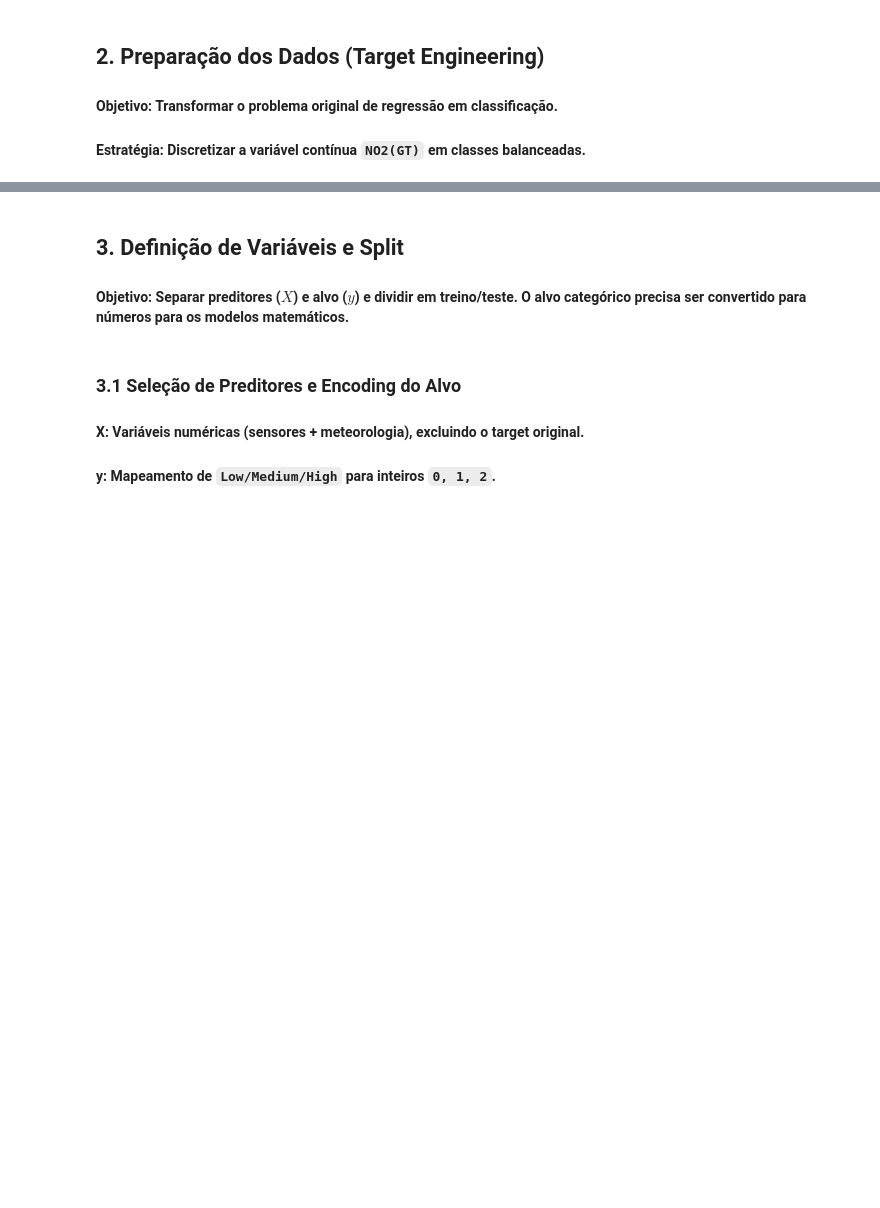
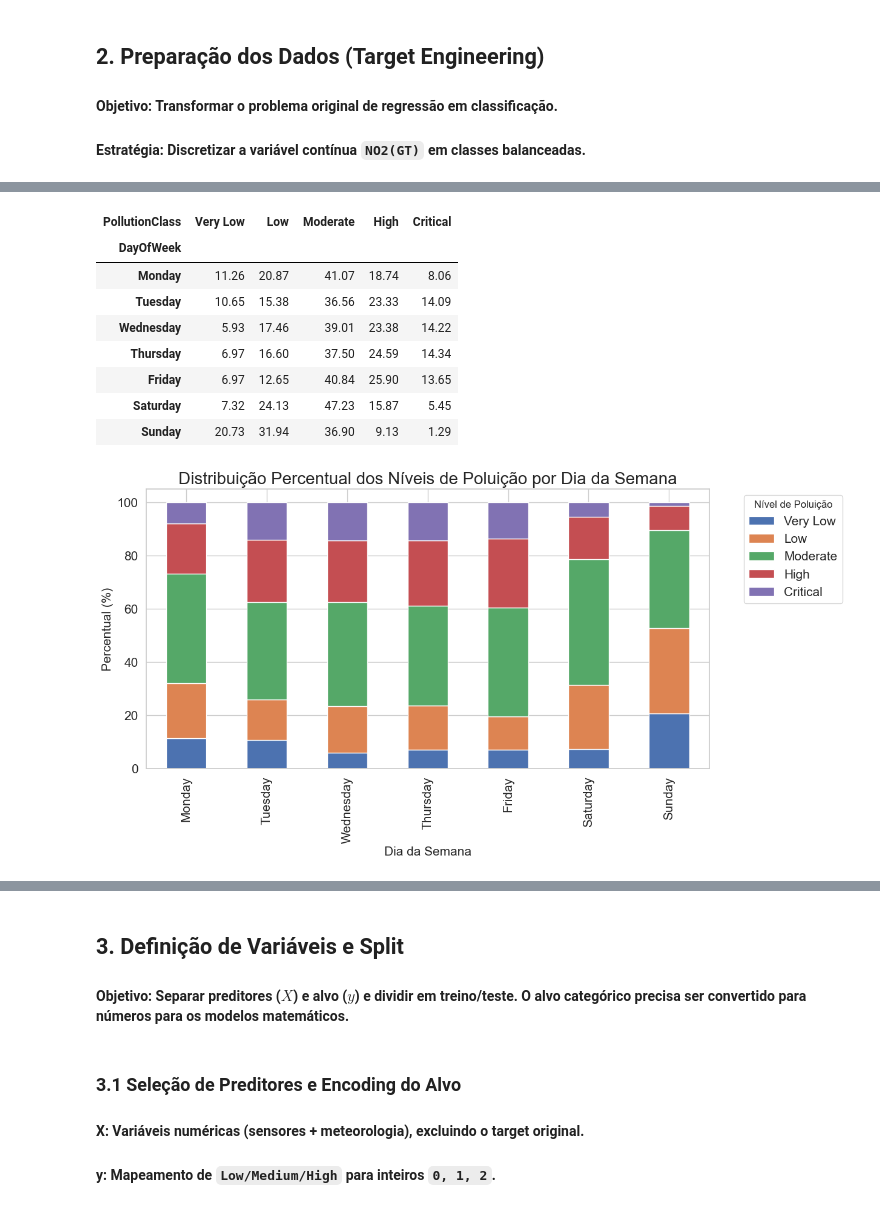
Before and after one commit to diego-nac/ica-homeworks, a Jupyter notebook: homework3/code.ipynb, the cells around one changed output, grey strips where cells are left out. Cells and saved outputs as stored; diff of their text form; code cells hidden in the pictures; blank space fills up the shorter version.

```diff
--- a/homework3/code.ipynb
+++ b/homework3/code.ipynb
@@ -91,0 +294,68 @@ Intervalos de NO2 definidos para cada classe:
+# %%
+
+air_quality["Date_dt"] = pd.to_datetime(
+    air_quality["Date"],
+    format="%d/%m/%Y"
+)
+
+air_quality["DayOfWeek"] = air_quality["Date_dt"].dt.day_name()
+
+weekday_order = [
+    "Monday", "Tuesday", "Wednesday",
+    "Thursday", "Friday", "Saturday", "Sunday"
+]
+
+air_quality["DayOfWeek"] = pd.Categorical(
+    air_quality["DayOfWeek"],
+    categories=weekday_order,
+    ordered=True
+)
+weekday_summary = (
+    air_quality
+    .groupby(["DayOfWeek", "PollutionClass"])
+    .size()
+    .reset_index(name="count")
+)
+
+weekday_summary["percentage"] = (
+    weekday_summary["count"]
+    / weekday_summary.groupby("DayOfWeek")["count"].transform("sum")
+) * 100
+
+display(
+    weekday_summary
+    .pivot(index="DayOfWeek", columns="PollutionClass", values="percentage")
+    .round(2)
+)
+
+pivot_weekday = weekday_summary.pivot(
+    index="DayOfWeek",
+    columns="PollutionClass",
+    values="percentage"
+)
+
+pivot_weekday = pivot_weekday.loc[weekday_order]
+
+pivot_weekday.plot(
+    kind="bar",
+    stacked=True,
+    figsize=(12, 6)
+)
+
+plt.title("Distribuição Percentual dos Níveis de Poluição por Dia da Semana")
+plt.xlabel("Dia da Semana")
+plt.ylabel("Percentual (%)")
+plt.legend(title="Nível de Poluição", bbox_to_anchor=(1.05, 1), loc="upper left")
+savefig("pollution_level_by_weekday")
+plt.show()
+# %% [output]
+| PollutionClass | Very Low | Low | Moderate | High | Critical |
+| DayOfWeek |  |  |  |  |  |
+| Monday | 11.26 | 20.87 | 41.07 | 18.74 | 8.06 |
+| Tuesday | 10.65 | 15.38 | 36.56 | 23.33 | 14.09 |
+| Wednesday | 5.93 | 17.46 | 39.01 | 23.38 | 14.22 |
+| Thursday | 6.97 | 16.60 | 37.50 | 24.59 | 14.34 |
+| Friday | 6.97 | 12.65 | 40.84 | 25.90 | 13.65 |
+| Saturday | 7.32 | 24.13 | 47.23 | 15.87 | 5.45 |
+| Sunday | 20.73 | 31.94 | 36.90 | 9.13 | 1.29 |
+[figure, added]
```
Also changed, not shown: parts of 25 cells of this notebook, 7 other files.
